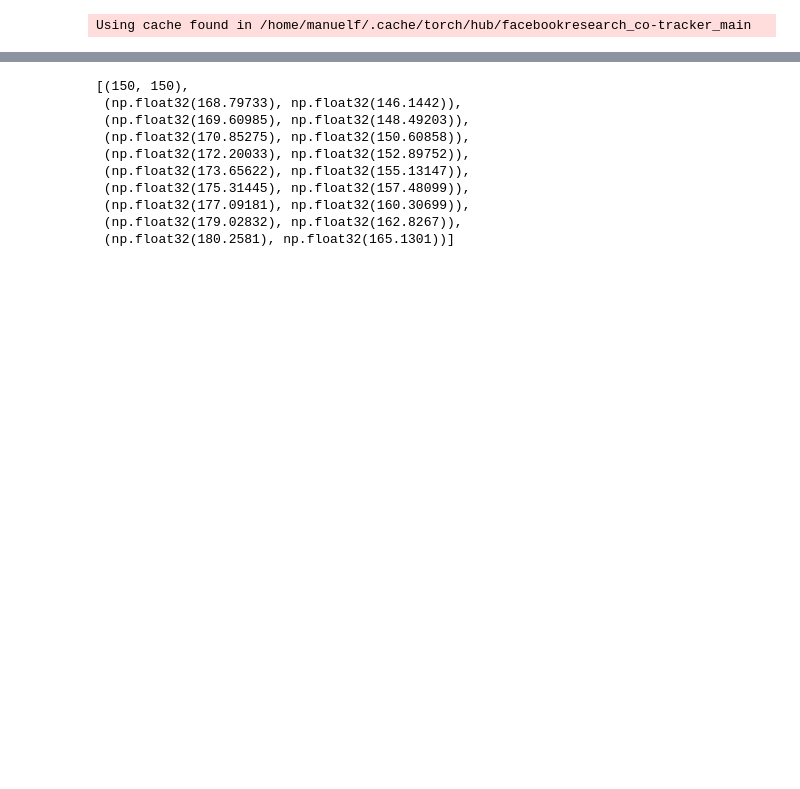
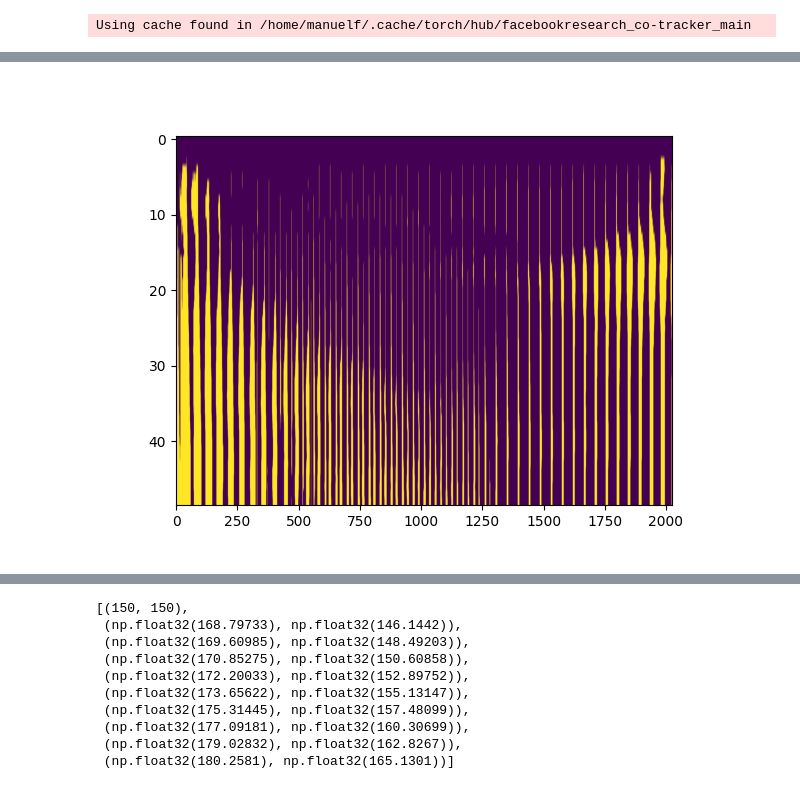
Before and after one commit to manel-ferreira-01/mast3r, a Jupyter notebook: demo.ipynb, the cells around one changed output, grey strips where cells are left out. Cells and saved outputs as stored; diff of their text form; code cells hidden in the pictures; blank space fills up the shorter version.

```diff
--- a/demo.ipynb
+++ b/demo.ipynb
@@ -545,0 +592,18 @@ torch.Size([4, 370])
+# %%
+from tqdm import tqdm
+
+
+obs_mat.shape
+pred_visibility.shape
+
+obs_missing = torch.zeros( (pred_visibility.shape[1]*2, pred_visibility.shape[2]))
+obs_missing[:,:] = torch.nan
+
+num_frames = pred_visibility.shape[1]
+
+
+for frame in tqdm(range(0, num_frames)): # for each frame
+    for track in range(0, pred_visibility.shape[2]): # for each feature
+        if pred_visibility[0, frame, track] == True:
+            obs_missing[frame, track] = pred_tracks_cpu[0, frame, track, 0]
+            obs_missing[frame + num_frames, track] = pred_tracks_cpu[0, frame, track, 1]
@@ -545,0 +617,6 @@ torch.Size([4, 370])
+# %%
+plt.figure()
+plt.imshow(torch.isnan(obs_missing[:num_frame-1,:]).to(torch.int), aspect="auto")
+plt.show()
+# %% [output]
+[figure, added]
```
Also changed, not shown: parts of 33 cells of this notebook, 3 other files.
